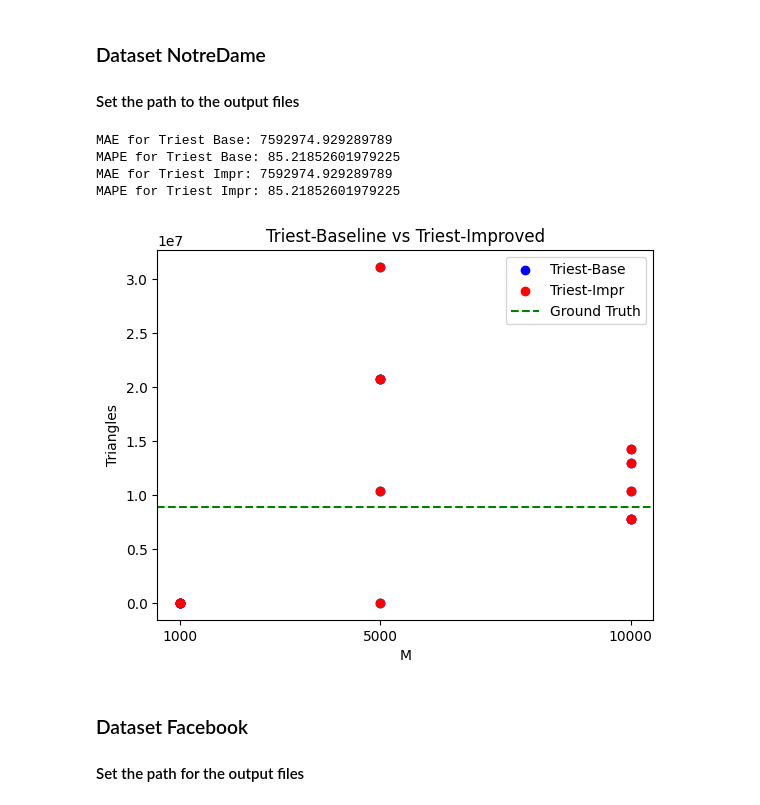
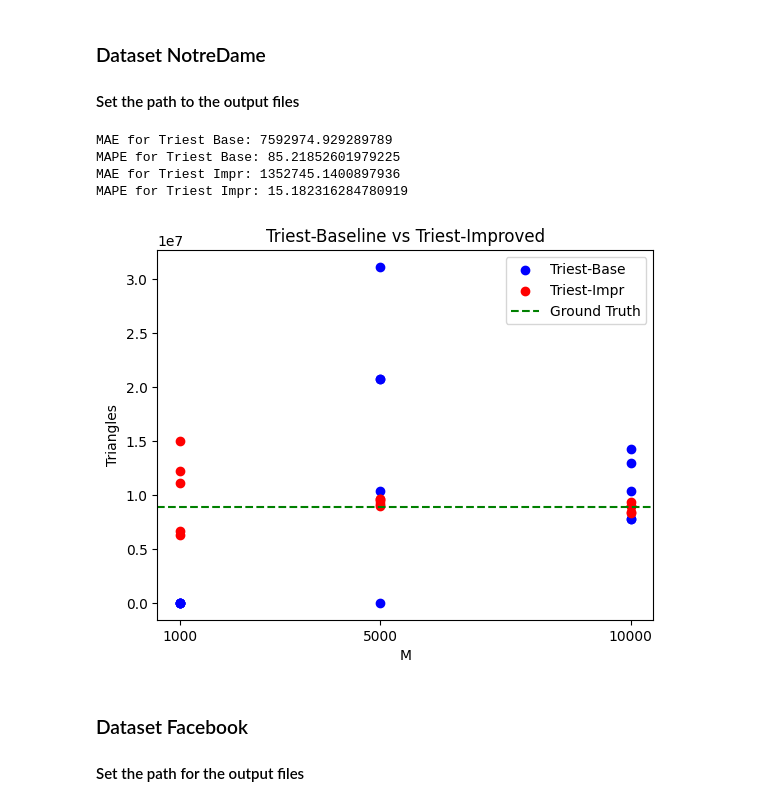
Before and after one commit to noeljn/Data-Mining, a Jupyter notebook: (3)_Mining_Data_Streams/code/main.ipynb, the cells around one changed output. Cells and saved outputs as stored; diff of their text form; code cells hidden in the pictures.

```diff
--- a/(3)_Mining_Data_Streams/code/main.ipynb
+++ b/(3)_Mining_Data_Streams/code/main.ipynb
@@ -80,13 +80,13 @@ with open("data/triest_impr.csv", "w") as f:
 path_triest_base = "../output/triest_base_notredame.csv"
 path_triest_impr = "../output/triest_impr_notredame.csv"
 # %%
-plot(path_triest_base, path_triest_base, 8910005)
+plot(path_triest_base, path_triest_impr, 8910005)
 # %% [output]
 MAE for Triest Base: 7592974.929289789
 MAPE for Triest Base: 85.21852601979225
-MAE for Triest Impr: 7592974.929289789
-MAPE for Triest Impr: 85.21852601979225
+MAE for Triest Impr: 1352745.1400897936
+MAPE for Triest Impr: 15.182316284780919
-[figure, old version]
+[figure, new version]
 # %% [markdown]
 ### Dataset Facebook
 #### Set the path for the output files
```
